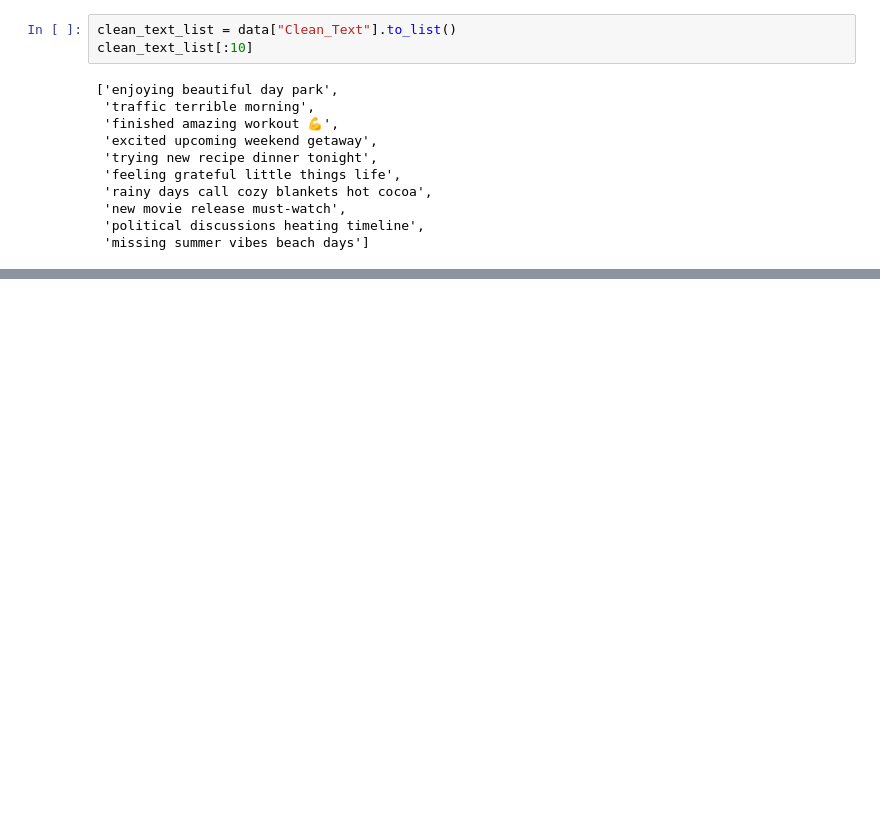
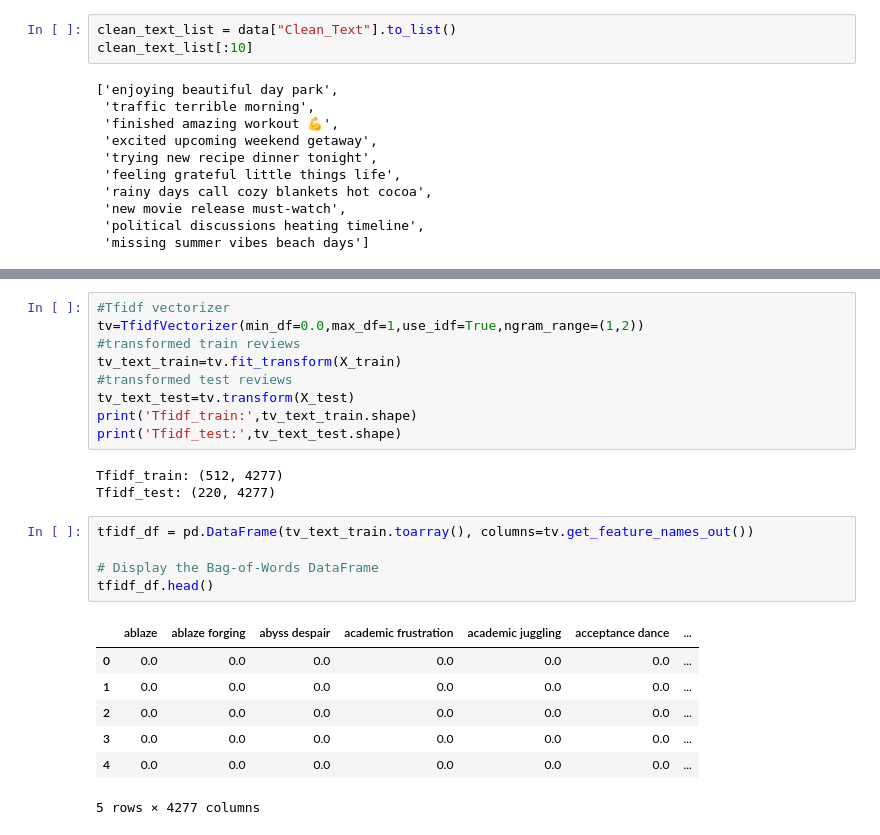
Before and after one commit to natoo77/SocialMediaSentiment, a Jupyter notebook: Social_media_sentiment_analysis.ipynb, the cells around one changed output, grey strips where cells are left out. Drawn from its saved outputs; the diff is of its cells as text; blank space fills up the shorter version.

```diff
--- a/Social_media_sentiment_analysis.ipynb
+++ b/Social_media_sentiment_analysis.ipynb
@@ -357,0 +585,25 @@ Train and evaluate the model on labeled data.
+# %%
+#Tfidf vectorizer
+tv=TfidfVectorizer(min_df=0.0,max_df=1,use_idf=True,ngram_range=(1,2))
+#transformed train reviews
+tv_text_train=tv.fit_transform(X_train)
+#transformed test reviews
+tv_text_test=tv.transform(X_test)
+print('Tfidf_train:',tv_text_train.shape)
+print('Tfidf_test:',tv_text_test.shape)
+# %% [output]
+Tfidf_train: (512, 4277)
+Tfidf_test: (220, 4277)
+# %%
+tfidf_df = pd.DataFrame(tv_text_train.toarray(), columns=tv.get_feature_names_out())
+
+# Display the Bag-of-Words DataFrame
+tfidf_df.head()
+# %% [output]
+|  | ablaze | ablaze forging | abyss despair | academic frustration | academic juggling | acceptance dance | ... |
+| 0 | 0.0 | 0.0 | 0.0 | 0.0 | 0.0 | 0.0 | ... |
+| 1 | 0.0 | 0.0 | 0.0 | 0.0 | 0.0 | 0.0 | ... |
+| 2 | 0.0 | 0.0 | 0.0 | 0.0 | 0.0 | 0.0 | ... |
+| 3 | 0.0 | 0.0 | 0.0 | 0.0 | 0.0 | 0.0 | ... |
+| 4 | 0.0 | 0.0 | 0.0 | 0.0 | 0.0 | 0.0 | ... |
+5 rows × 4277 columns
```
Also changed, not shown: parts of 46 cells of this notebook.
